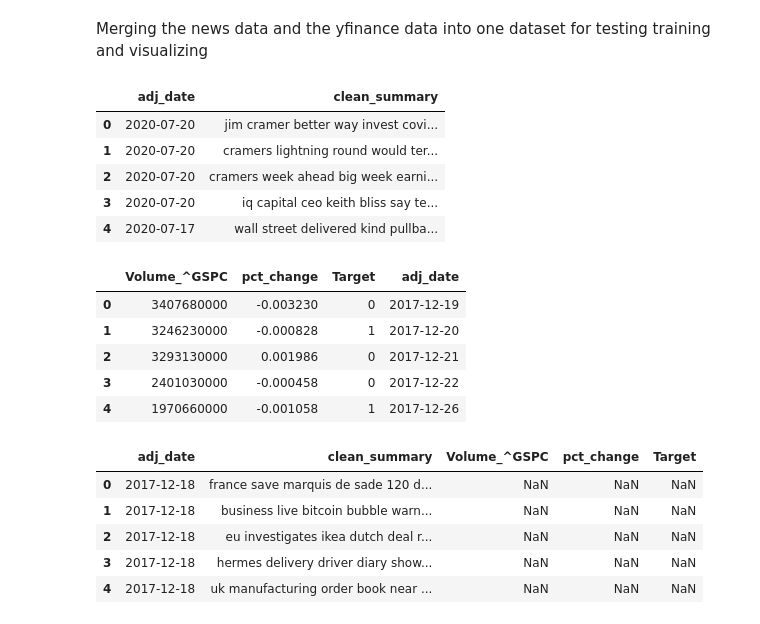
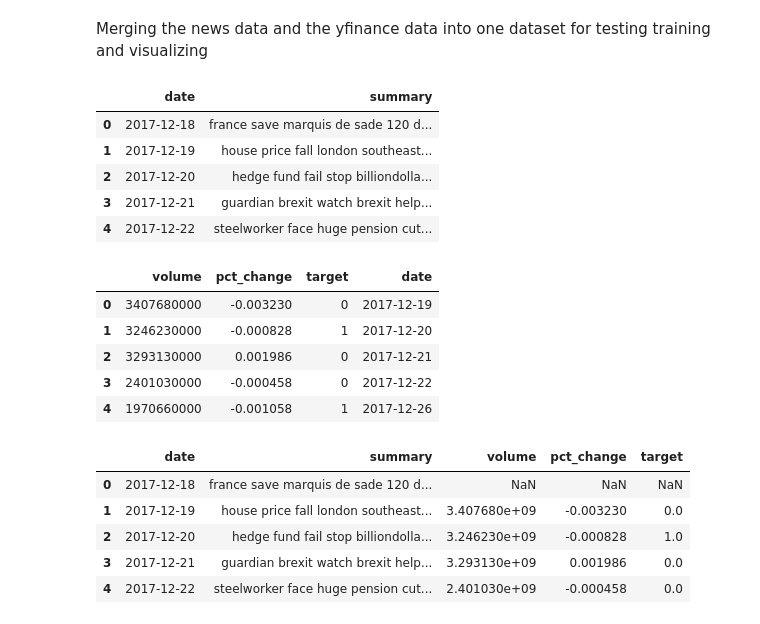
Before and after one commit to vincentzouras/financial-sentiment-analysis, a Jupyter notebook: merge_and_visualize__datasets.ipynb, the cells around one changed output. Saved outputs shown, nothing was run; the diff lists cells and outputs as text; code cells hidden in the pictures.

```diff
--- a/merge_and_visualize__datasets.ipynb
+++ b/merge_and_visualize__datasets.ipynb
@@ -3,25 +3,28 @@ Merging the news data and the yfinance data into one dataset for testing trainin
 # %%
 import pandas as pd
 
-news_data = pd.read_csv('data/news/cleaned/all_clean.csv')
+news_data = pd.read_csv("data/news/cleaned/all_clean.csv")
+
+news_data = news_data.sort_values(by="date", ascending=True).reset_index(drop=True)
 
 news_data.head()
 # %% [output]
-|  | adj_date | clean_summary |
-| 0 | 2020-07-20 | jim cramer better way invest covi... |
-| 1 | 2020-07-20 | cramers lightning round would ter... |
-| 2 | 2020-07-20 | cramers week ahead big week earni... |
-| 3 | 2020-07-20 | iq capital ceo keith bliss say te... |
-| 4 | 2020-07-17 | wall street delivered kind pullba... |
+|  | date | summary |
+| 0 | 2017-12-18 | france save marquis de sade 120 d... |
+| 1 | 2017-12-19 | house price fall london southeast... |
+| 2 | 2017-12-20 | hedge fund fail stop billiondolla... |
+| 3 | 2017-12-21 | guardian brexit watch brexit help... |
+| 4 | 2017-12-22 | steelworker face huge pension cut... |
 # %%
-yfinance_data = pd.read_csv('data/stock/yfinance_data_cleaned.csv')
-#renaming the date column to match for merging
-yfinance_data = yfinance_data.rename(columns={'Date': 'adj_date'})
+yfinance_data = pd.read_csv("data/stock/yfinance_data_cleaned.csv")
+
 # sort by date ascending
-yfinance_data = yfinance_data.sort_values(by='adj_date', ascending=True)
+yfinance_data = yfinance_data.sort_values(by="date", ascending=True).reset_index(
+    drop=True
+)
 yfinance_data.head()
 # %% [output]
-|  | Volume_^GSPC | pct_change | Target | adj_date |
+|  | volume | pct_change | target | date |
 | 0 | 3407680000 | -0.003230 | 0 | 2017-12-19 |
 | 1 | 3246230000 | -0.000828 | 1 | 2017-12-20 |
 | 2 | 3293130000 | 0.001986 | 0 | 2017-12-21 |
@@ -29,13 +32,13 @@ yfinance_data.head()
 | 4 | 1970660000 | -0.001058 | 1 | 2017-12-26 |
 # %%
 # Combining datasets based on time outer join so that it keeps all data from both datasets
-merged_data = pd.merge(news_data, yfinance_data, on='adj_date', how='outer')
+merged_data = pd.merge(news_data, yfinance_data, on='date', how='outer')
 merged_data.to_csv('data/merged_data.csv', index=False)
 merged_data.head()
 # %% [output]
-|  | adj_date | clean_summary | Volume_^GSPC | pct_change | Target |
+|  | date | summary | volume | pct_change | target |
 | 0 | 2017-12-18 | france save marquis de sade 120 d... | NaN | NaN | NaN |
-| 1 | 2017-12-18 | business live bitcoin bubble warn... | NaN | NaN | NaN |
-| 2 | 2017-12-18 | eu investigates ikea dutch deal r... | NaN | NaN | NaN |
-| 3 | 2017-12-18 | hermes delivery driver diary show... | NaN | NaN | NaN |
-| 4 | 2017-12-18 | uk manufacturing order book near ... | NaN | NaN | NaN |
+| 1 | 2017-12-19 | house price fall london southeast... | 3.407680e+09 | -0.003230 | 0.0 |
+| 2 | 2017-12-20 | hedge fund fail stop billiondolla... | 3.246230e+09 | -0.000828 | 1.0 |
+| 3 | 2017-12-21 | guardian brexit watch brexit help... | 3.293130e+09 | 0.001986 | 0.0 |
+| 4 | 2017-12-22 | steelworker face huge pension cut... | 2.401030e+09 | -0.000458 | 0.0 |
```
Also changed, not shown: parts of 8 cells of this notebook, 1 other file.
